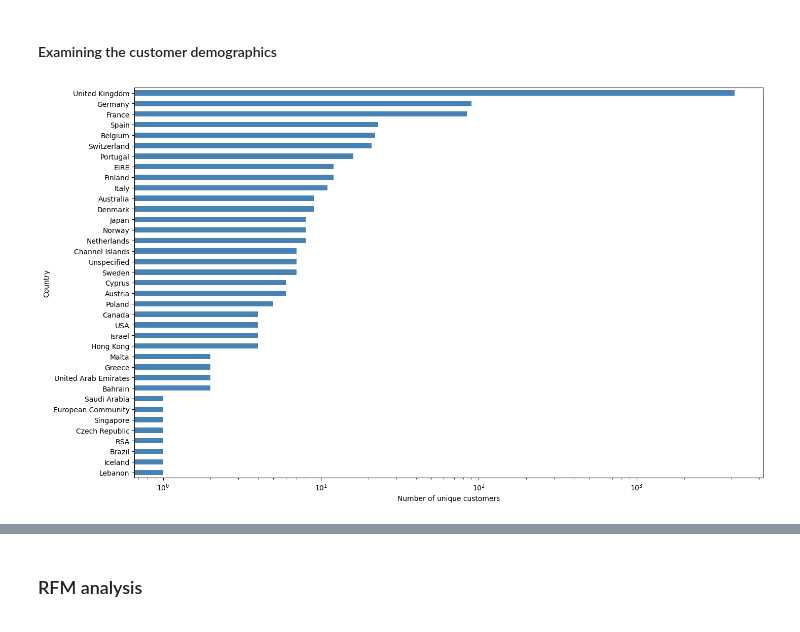
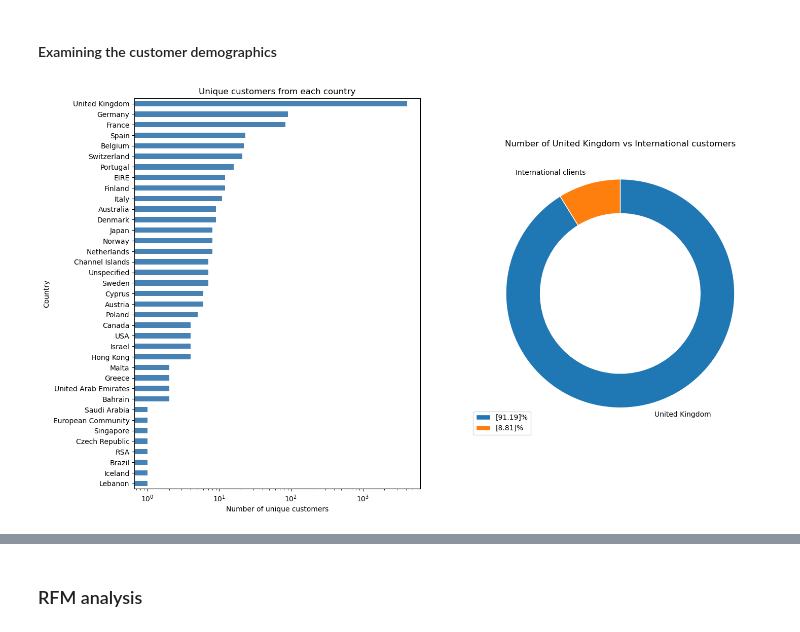
Before and after one commit to SyNikolai/EcommerceAnalytics, a Jupyter notebook: ecommerce.ipynb, the cells around one changed output, grey strips where cells are left out. Cells and saved outputs as stored; diff of their text form; code cells hidden in the pictures.

Commit message:
Updates on the ecommerce notebook
Updated demographics section, added a few metrics regarding revenue

```diff
--- a/ecommerce.ipynb
+++ b/ecommerce.ipynb
@@ -417,14 +417,3 @@ plt.show()
 [figure]
 # %% [markdown]
 #### Examining the customer demographics
-# %%
-demographics =  df.groupby(by=["Country"])["Customer_id"].nunique()
-demographics.sort_values(inplace=True)
-
-plt.figure(figsize=[16,10])
-ax = demographics.plot.barh(color="steelblue")
-plt.xscale("log")
-plt.xlabel("Number of unique customers")
-plt.show()
-# %% [output]
-[figure, removed]
@@ -432,0 +420,32 @@ plt.show()
+# %%
+# Calculating number of customers per unique country in dataframe
+demographics =  df.groupby(by=["Country"])["Customer_id"].nunique()
+demographics.sort_values(inplace=True)
+
+# Calculating region specific demographics
+total_non_uk = demographics[demographics.index != "United Kingdom"].values.sum()
+total_uk = demographics[demographics.index == "United Kingdom"].values
+
+total_global = total_non_uk + total_uk
+# %%
+# Plotting the results
+fig, (ax1, ax2) = plt.subplots(1, 2, figsize=[16,10])
+
+# Horizontal bar plot
+ax1 = demographics.plot.barh(color="steelblue", ax=ax1)
+ax1.set_xscale("log")
+ax1.set_xlabel("Number of unique customers")
+ax1.set_title("Unique customers from each country")
+
+# Draw the pie chart
+ax2 = plt.pie([total_uk,total_non_uk],labels=["United Kingdom", "International clients"],
+startangle=90, counterclock=False, wedgeprops=dict(width=0.3, edgecolor="w"))
+plt.title("Number of United Kingdom vs International customers")
+
+# Add a legend with percentages on the pie chart
+plt.legend([f"{np.round(total_uk/total_global *100,2)}%", f"{np.round(total_non_uk/total_global * 100,2)}%"],
+bbox_to_anchor=(0.2, 0.1))
+
+plt.show()
+# %% [output]
+[figure, added]
```
Also changed, not shown: parts of 13 cells of this notebook.
